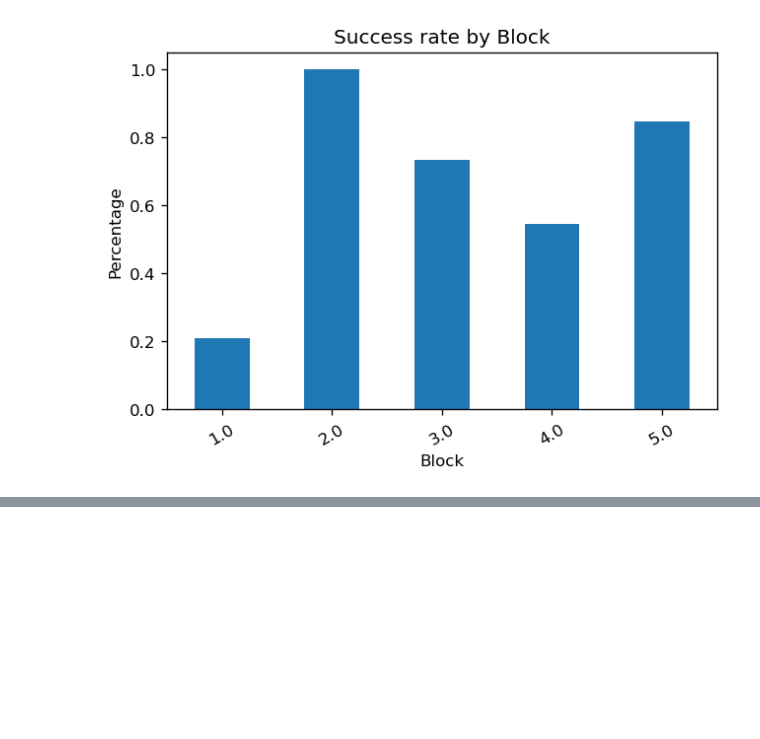
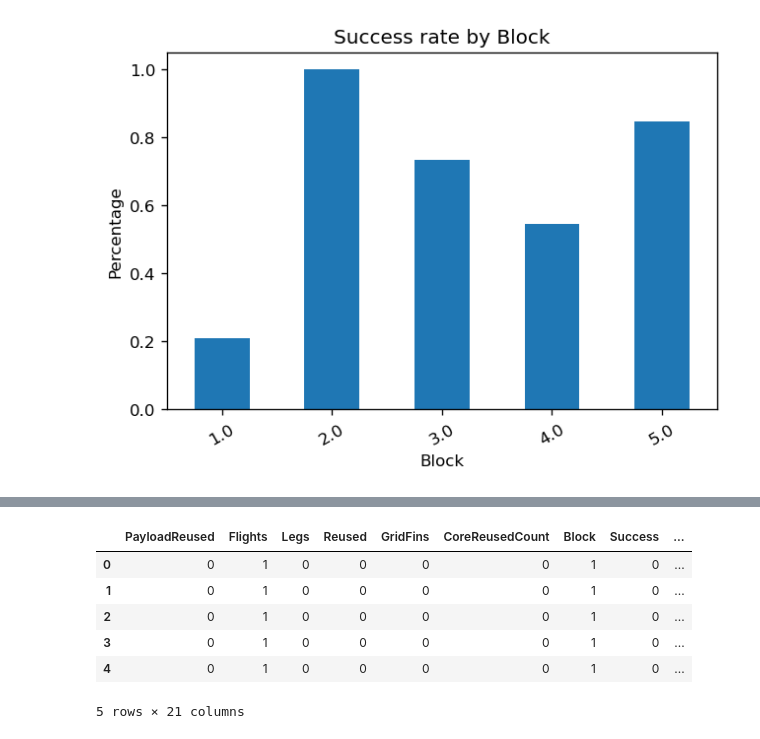
Before and after one commit to Alarchemn/falcon9_ml_analysis, a Jupyter notebook: codes/space_x_full_project.ipynb, the cells around one changed output, grey strips where cells are left out. Cells and saved outputs as stored; diff of their text form; code cells hidden in the pictures; blank space fills up the shorter version.

```diff
--- a/codes/space_x_full_project.ipynb
+++ b/codes/space_x_full_project.ipynb
@@ -888,0 +997,18 @@ plt.show()
+# %%
+# Create an array of equally spaced labels from 0 to 10 with a step of 1
+labels = np.arange(0,6,1)
+# Bin the 'PayloadMass_t' column into 10 equally spaced bins and assign the labels to each bin
+falcon9_data['PayloadMass_cat'] = pd.qcut(falcon9_data['PayloadMass'],6,labels=labels).astype('int32')
+
+# Create a dictionary to map years to a numerical encoding
+year_encoding = {}
+for num in range(1,12):
+    # years range: (2010 - 2020)
+    year_encoding[2009 + num] = num
+
+# Extract the year from the 'Date' column and map it to the numerical encoding
+# using the 'year_encoding' dictionary and int32 conversion
+falcon9_data['Year'] = pd.DatetimeIndex(falcon9_data['Date']).year.map(year_encoding).astype('int32')
+
+# Delete original and transformed payload features
+falcon9_data.drop(['PayloadMass','PayloadMass_sqrt','PlatformSuccessRatio','Date'],axis=1,inplace=True)
@@ -888,0 +1038,19 @@ plt.show()
+# %%
+# Convert categorical variables to one-hot encoding
+falcon9_data = pd.get_dummies(falcon9_data,drop_first=True)
+
+# Create two new DataFrames, one with the continuous variables and one with the discrete variables
+# THIS IS FOR EVALUATION PURPOUSES
+falcon9_data_dis = falcon9_data.drop('PayloadMass_std',axis=1)
+falcon9_data_con = falcon9_data.drop('PayloadMass_cat',axis=1)
+# %%
+falcon9_data_dis.to_csv('../database/clean_discrete_data.csv', index=False)
+falcon9_data_dis.head()
+# %% [output]
+|  | PayloadReused | Flights | Legs | Reused | GridFins | CoreReusedCount | Block | Success | ... |
+| 0 | 0 | 1 | 0 | 0 | 0 | 0 | 1 | 0 | ... |
+| 1 | 0 | 1 | 0 | 0 | 0 | 0 | 1 | 0 | ... |
+| 2 | 0 | 1 | 0 | 0 | 0 | 0 | 1 | 0 | ... |
+| 3 | 0 | 1 | 0 | 0 | 0 | 0 | 1 | 0 | ... |
+| 4 | 0 | 1 | 0 | 0 | 0 | 0 | 1 | 0 | ... |
+5 rows × 21 columns
```
Also changed, not shown: parts of 11 cells of this notebook, 3 other files.
